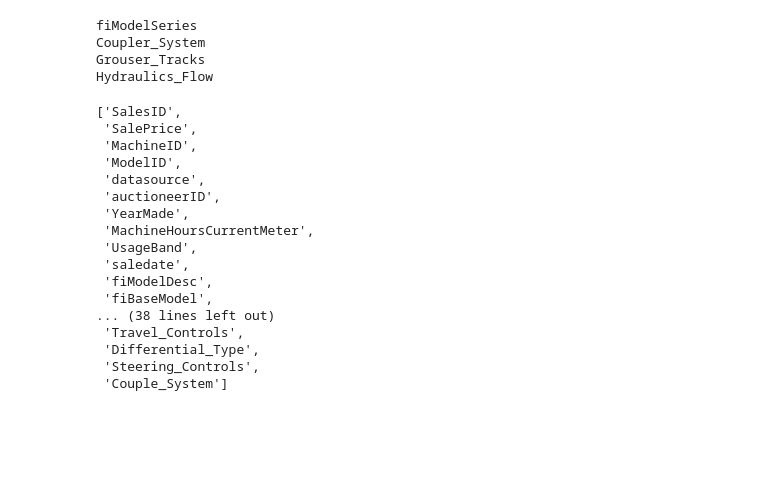
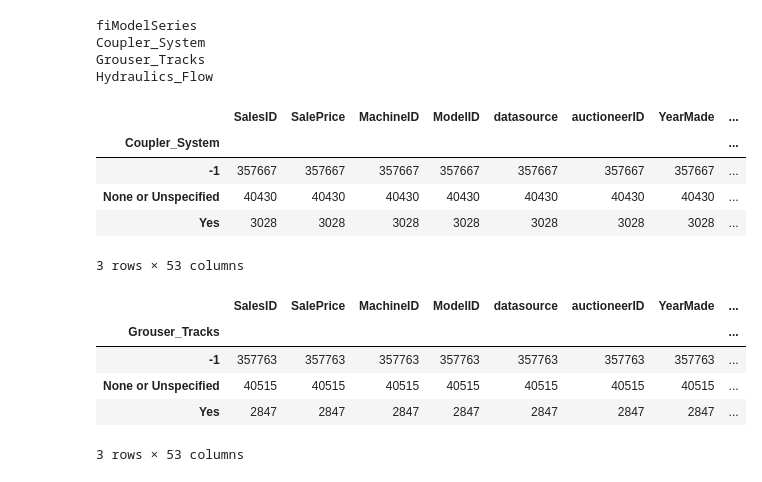
Before and after one commit to danamkaplan/bias_and_DAIRYance, a Jupyter notebook: dana_exploration.ipynb, the cells around one changed output. Drawn from its saved outputs; the diff is of its cells as text; code cells hidden in the pictures; blank space fills up the shorter version.

```diff
--- a/dana_exploration.ipynb
+++ b/dana_exploration.ipynb
@@ -22,23 +22,21 @@ df.groupby('fiModelSeries').count()
 #debating dropping
 df.groupby('Coupler_System').count()
 df['Couple_System'] = pd.get_dummies(df['Coupler_System'])['Yes']
-# %%
-df.columns.values.tolist()
-# %% [output]
-['SalesID',
- 'SalePrice',
- 'MachineID',
- 'ModelID',
- 'datasource',
- 'auctioneerID',
- 'YearMade',
- 'MachineHoursCurrentMeter',
- 'UsageBand',
- 'saledate',
- 'fiModelDesc',
- 'fiBaseModel',
-... (38 lines left out)
- 'Travel_Controls',
- 'Differential_Type',
- 'Steering_Controls',
- 'Couple_System']
+# %%
+df.replace(np.nan, -1).groupby('Coupler_System').count()
+# %% [output]
+|  | SalesID | SalePrice | MachineID | ModelID | datasource | auctioneerID | YearMade | ... |
+| Coupler_System |  |  |  |  |  |  |  | ... |
+| -1 | 357667 | 357667 | 357667 | 357667 | 357667 | 357667 | 357667 | ... |
+| None or Unspecified | 40430 | 40430 | 40430 | 40430 | 40430 | 40430 | 40430 | ... |
+| Yes | 3028 | 3028 | 3028 | 3028 | 3028 | 3028 | 3028 | ... |
+3 rows × 53 columns
+# %%
+df.replace(np.nan, -1).groupby('Grouser_Tracks').count()
+# %% [output]
+|  | SalesID | SalePrice | MachineID | ModelID | datasource | auctioneerID | YearMade | ... |
+| Grouser_Tracks |  |  |  |  |  |  |  | ... |
+| -1 | 357763 | 357763 | 357763 | 357763 | 357763 | 357763 | 357763 | ... |
+| None or Unspecified | 40515 | 40515 | 40515 | 40515 | 40515 | 40515 | 40515 | ... |
+| Yes | 2847 | 2847 | 2847 | 2847 | 2847 | 2847 | 2847 | ... |
+3 rows × 53 columns
```
Also changed, not shown: parts of 2 cells of this notebook, 7 other files.
